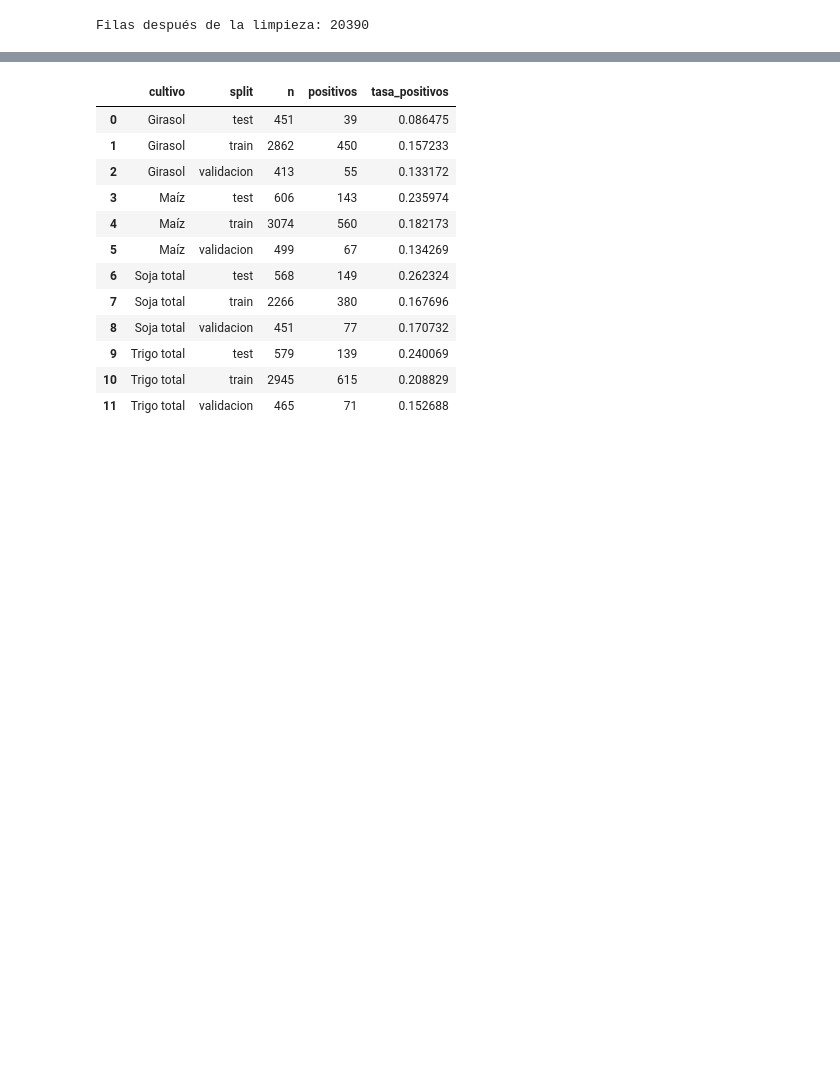
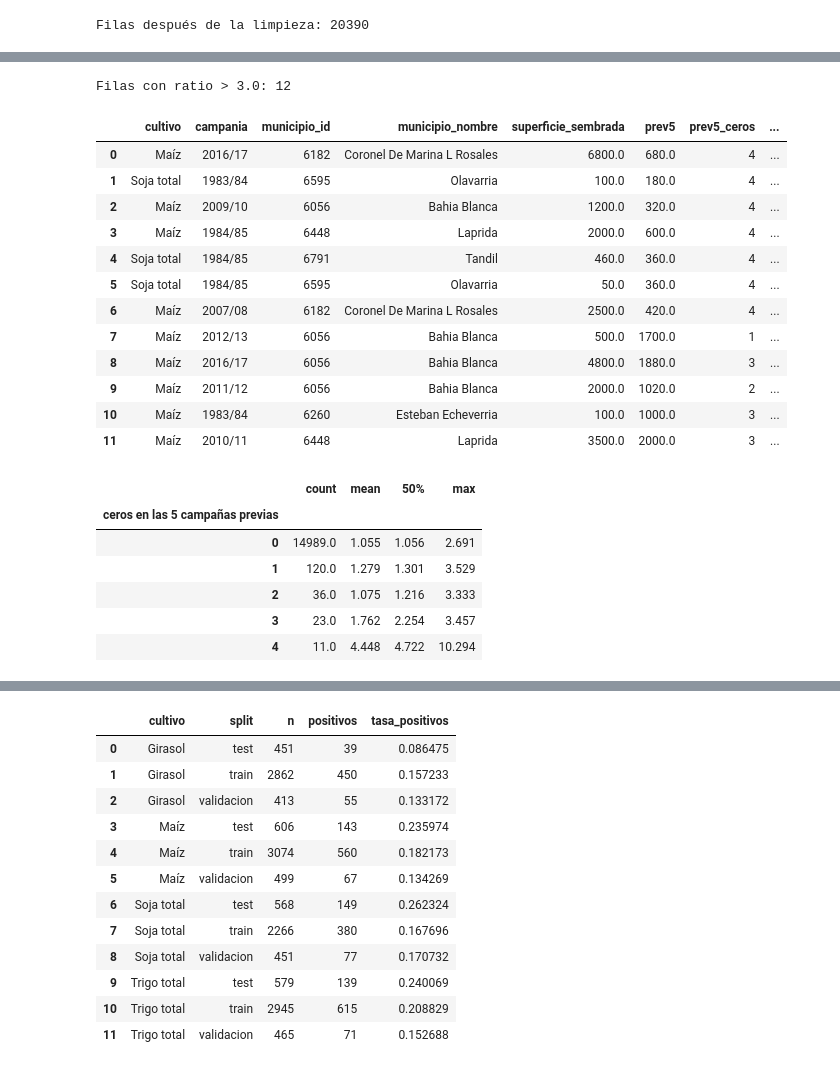
Before and after one commit to GalvanAlexis/tp-integrador-rendimiento-cultivos, a Jupyter notebook: notebooks/02_preparacion_y_baselines.ipynb, the cells around one changed output, grey strips where cells are left out. Saved outputs shown, nothing was run; the diff lists cells and outputs as text; code cells hidden in the pictures; blank space fills up the shorter version.

```diff
--- a/notebooks/02_preparacion_y_baselines.ipynb
+++ b/notebooks/02_preparacion_y_baselines.ipynb
@@ -166,0 +317,32 @@ La clase positiva es la campaña mala. Un accuracy alto puede esconder un recall
+# %%
+extremos = extreme_ratio_cases(modelado)
+print(f"Filas con ratio > {RATIO_EXTREMO}: {len(extremos)}")
+display(extremos.round(2))
+
+display(
+    modelado.groupby(modelado["prev5_ceros"].rename("ceros en las 5 campañas previas"))["ratio"]
+    .describe()[["count", "mean", "50%", "max"]]
+    .round(3)
+)
+# %% [output]
+Filas con ratio > 3.0: 12
+|  | cultivo | campania | municipio_id | municipio_nombre | superficie_sembrada | prev5 | prev5_ceros | ... |
+| 0 | Maíz | 2016/17 | 6182 | Coronel De Marina L Rosales | 6800.0 | 680.0 | 4 | ... |
+| 1 | Soja total | 1983/84 | 6595 | Olavarria | 100.0 | 180.0 | 4 | ... |
+| 2 | Maíz | 2009/10 | 6056 | Bahia Blanca | 1200.0 | 320.0 | 4 | ... |
+| 3 | Maíz | 1984/85 | 6448 | Laprida | 2000.0 | 600.0 | 4 | ... |
+| 4 | Soja total | 1984/85 | 6791 | Tandil | 460.0 | 360.0 | 4 | ... |
+| 5 | Soja total | 1984/85 | 6595 | Olavarria | 50.0 | 360.0 | 4 | ... |
+| 6 | Maíz | 2007/08 | 6182 | Coronel De Marina L Rosales | 2500.0 | 420.0 | 4 | ... |
+| 7 | Maíz | 2012/13 | 6056 | Bahia Blanca | 500.0 | 1700.0 | 1 | ... |
+| 8 | Maíz | 2016/17 | 6056 | Bahia Blanca | 4800.0 | 1880.0 | 3 | ... |
+| 9 | Maíz | 2011/12 | 6056 | Bahia Blanca | 2000.0 | 1020.0 | 2 | ... |
+| 10 | Maíz | 1983/84 | 6260 | Esteban Echeverria | 100.0 | 1000.0 | 3 | ... |
+| 11 | Maíz | 2010/11 | 6448 | Laprida | 3500.0 | 2000.0 | 3 | ... |
+|  | count | mean | 50% | max |
+| ceros en las 5 campañas previas |  |  |  |  |
+| 0 | 14989.0 | 1.055 | 1.056 | 2.691 |
+| 1 | 120.0 | 1.279 | 1.301 | 3.529 |
+| 2 | 36.0 | 1.075 | 1.216 | 3.333 |
+| 3 | 23.0 | 1.762 | 2.254 | 3.457 |
+| 4 | 11.0 | 4.448 | 4.722 | 10.294 |
```
Also changed, not shown: parts of 40 cells of this notebook, 40 other files.
